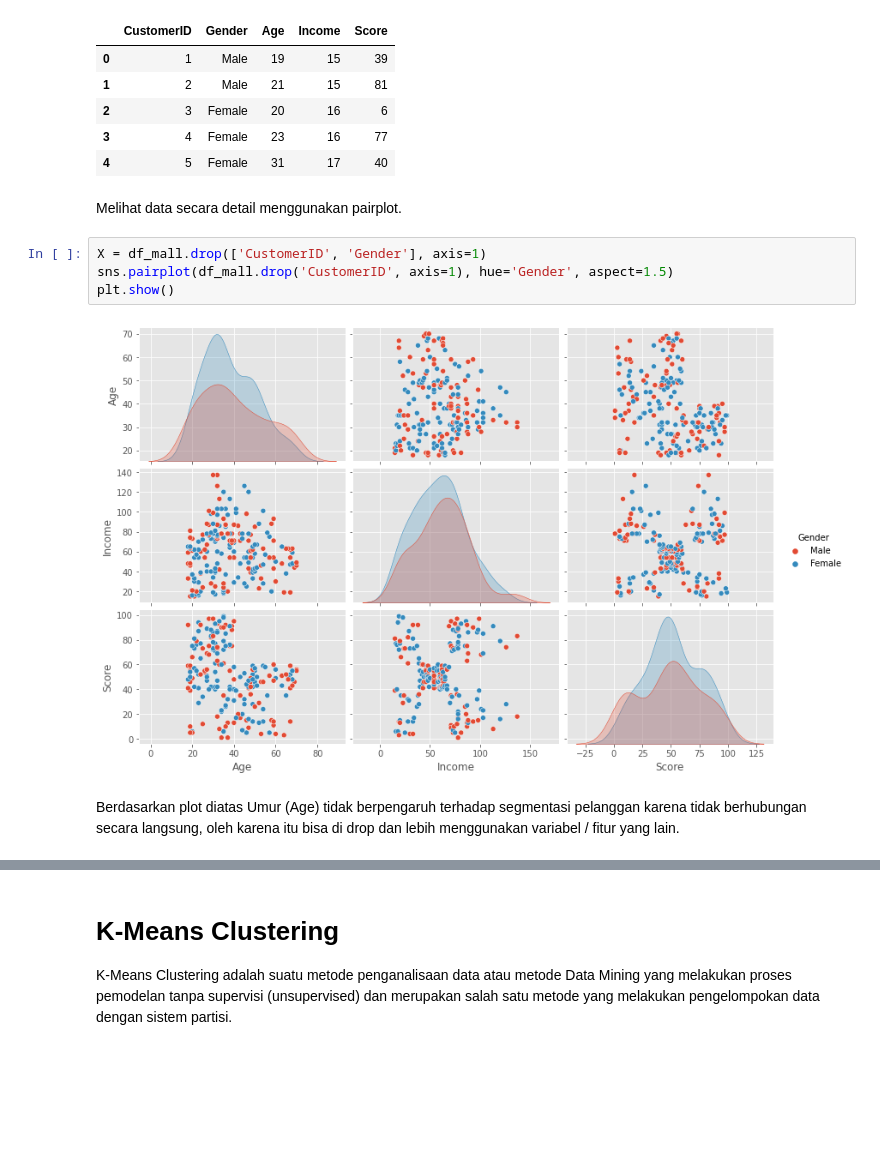
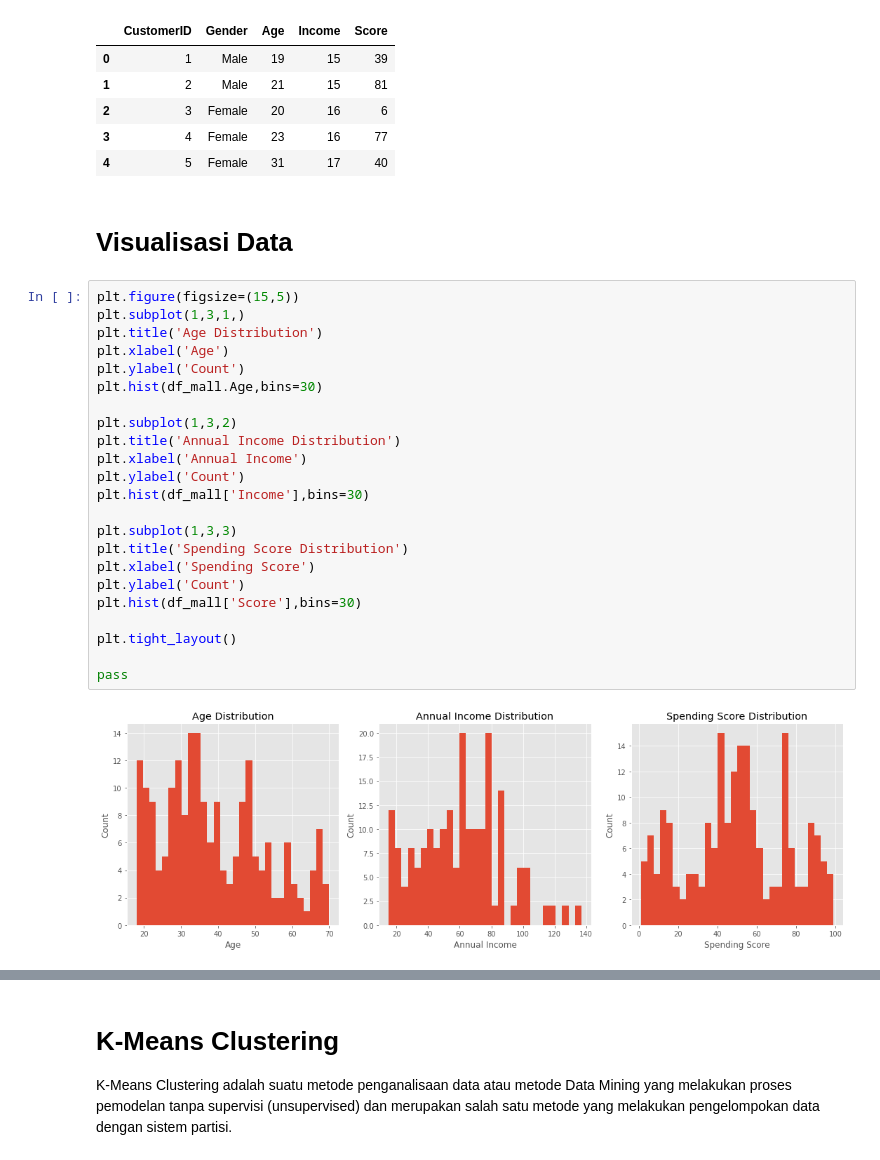
Before and after one commit to faisalfaturohman/Clustering, a Jupyter notebook: Mall_Customer_Segmentation_Using_Clustering.ipynb, the cells around one changed output, grey strips where cells are left out. Saved outputs shown, nothing was run; the diff lists cells and outputs as text; blank space fills up the shorter version.

```diff
--- a/Mall_Customer_Segmentation_Using_Clustering.ipynb
+++ b/Mall_Customer_Segmentation_Using_Clustering.ipynb
@@ -60,13 +85,30 @@ df_mall.head()
 | 2 | 3 | Female | 20 | 16 | 6 |
 | 3 | 4 | Female | 23 | 16 | 77 |
 | 4 | 5 | Female | 31 | 17 | 40 |
-# %% [markdown]
-Melihat data secara detail menggunakan pairplot.
-# %%
-X = df_mall.drop(['CustomerID', 'Gender'], axis=1)
-sns.pairplot(df_mall.drop('CustomerID', axis=1), hue='Gender', aspect=1.5)
-plt.show()
-# %% [output]
-[figure, removed]
-# %% [markdown]
-Berdasarkan plot diatas Umur (Age) tidak berpengaruh terhadap segmentasi pelanggan karena tidak berhubungan secara langsung, oleh karena itu bisa di drop dan lebih menggunakan variabel / fitur yang lain.
+# %% [markdown]
+# **Visualisasi Data**
+# %%
+plt.figure(figsize=(15,5))
+plt.subplot(1,3,1,)
+plt.title('Age Distribution')
+plt.xlabel('Age')
+plt.ylabel('Count')
+plt.hist(df_mall.Age,bins=30)
+
+plt.subplot(1,3,2)
+plt.title('Annual Income Distribution')
+plt.xlabel('Annual Income')
+plt.ylabel('Count')
+plt.hist(df_mall['Income'],bins=30)
+
+plt.subplot(1,3,3)
+plt.title('Spending Score Distribution')
+plt.xlabel('Spending Score')
+plt.ylabel('Count')
+plt.hist(df_mall['Score'],bins=30)
+
+plt.tight_layout()
+
+pass
+# %% [output]
+[figure, added]
```
Also changed, not shown: parts of 43 cells of this notebook.
